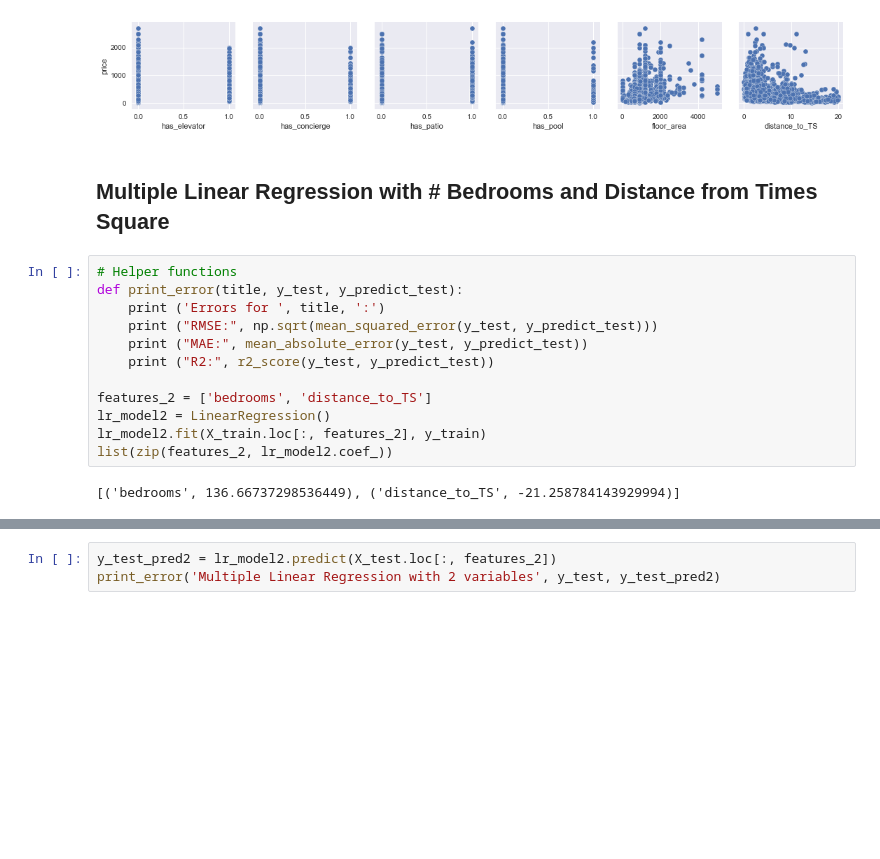
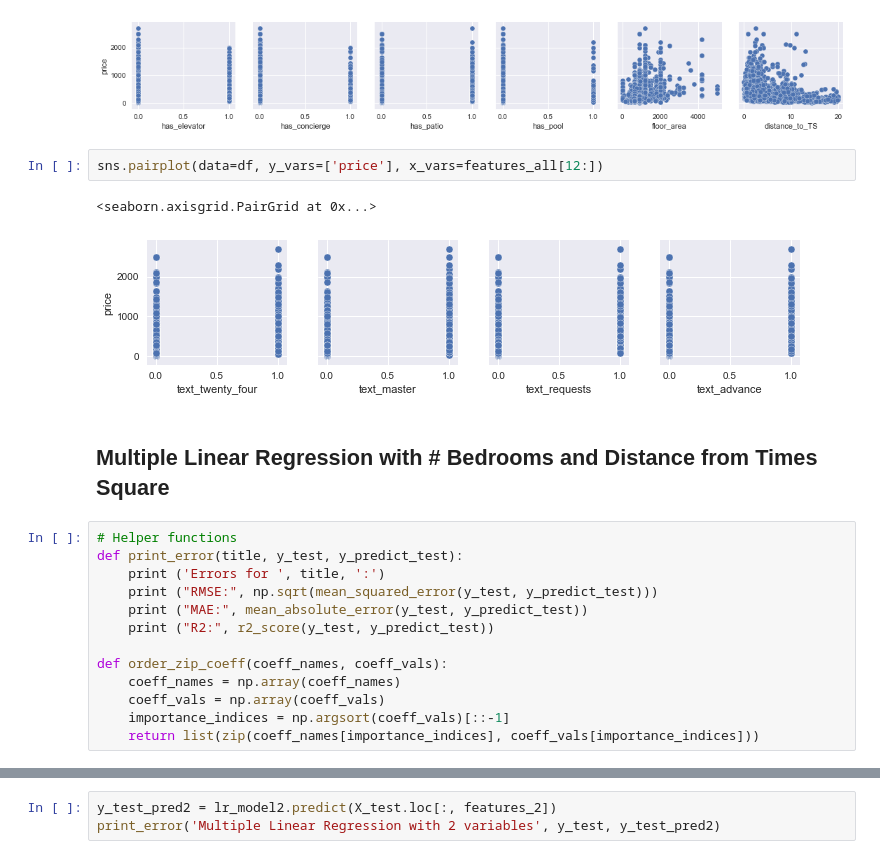
Before and after one commit to nanafwu/vacation-home-regression, a Jupyter notebook: HomeAway_Regression.ipynb, the cells around one changed output, grey strips where cells are left out. Cells and saved outputs as stored; diff of their text form; blank space fills up the shorter version.

```diff
--- a/HomeAway_Regression.ipynb
+++ b/HomeAway_Regression.ipynb
@@ -163,6 +171,11 @@ sns.pairplot(data=df, y_vars=['price'], x_vars=features_all[6:12])
 # %% [output]
 <seaborn.axisgrid.PairGrid at 0x...>
 [figure]
+# %%
+sns.pairplot(data=df, y_vars=['price'], x_vars=features_all[12:])
+# %% [output]
+<seaborn.axisgrid.PairGrid at 0x...>
+[figure, added]
 # %% [markdown]
 ## Multiple Linear Regression with # Bedrooms and Distance from Times Square
 # %%
@@ -173,9 +186,8 @@ def print_error(title, y_test, y_predict_test):
     print ("MAE:", mean_absolute_error(y_test, y_predict_test))
     print ("R2:", r2_score(y_test, y_predict_test))
 
-features_2 = ['bedrooms', 'distance_to_TS']
-lr_model2 = LinearRegression()
-lr_model2.fit(X_train.loc[:, features_2], y_train)
-list(zip(features_2, lr_model2.coef_))
+def order_zip_coeff(coeff_names, coeff_vals):
+    coeff_names = np.array(coeff_names)
+    coeff_vals = np.array(coeff_vals)
+    importance_indices = np.argsort(coeff_vals)[::-1]
+    return list(zip(coeff_names[importance_indices], coeff_vals[importance_indices]))
-# %% [output]
-[('bedrooms', 136.66737298536449), ('distance_to_TS', -21.258784143929994)]
```
Also changed, not shown: parts of 24 cells of this notebook.
